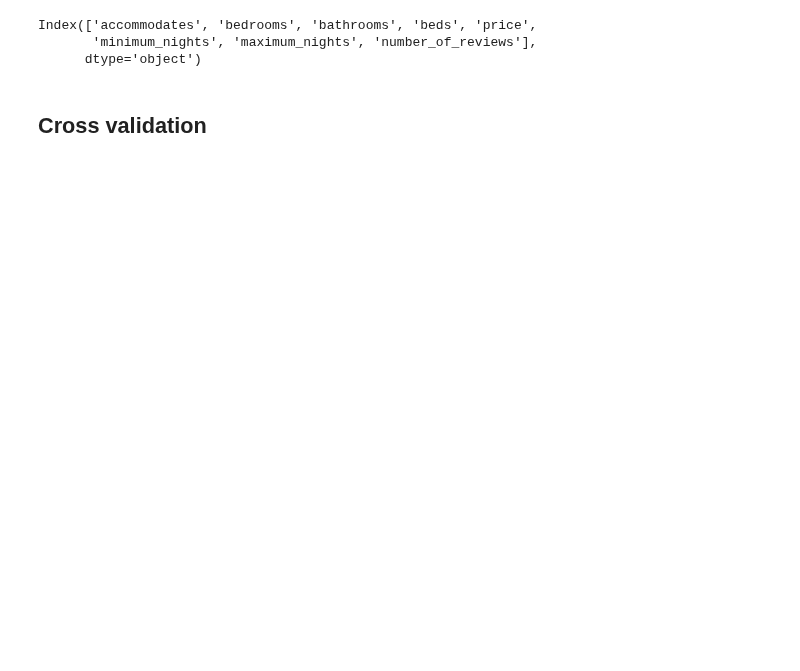
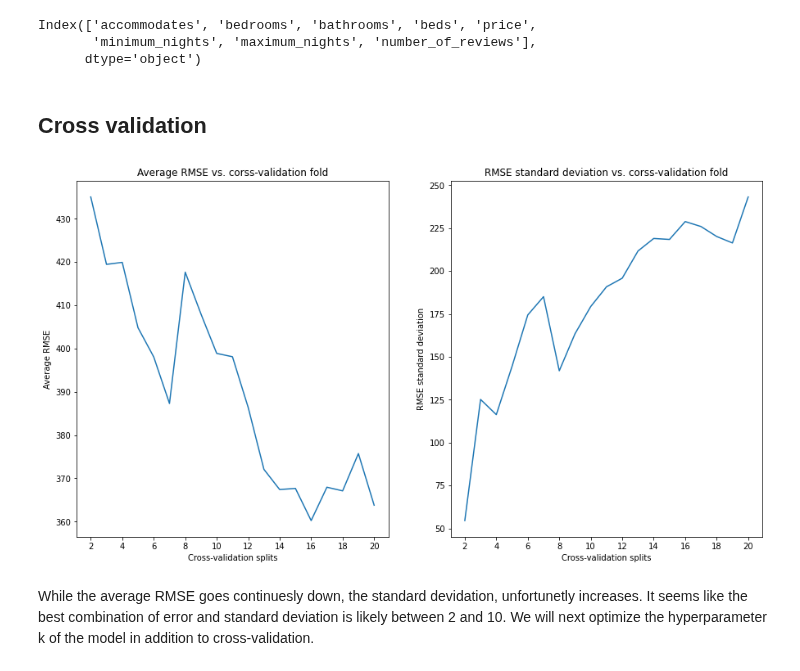
Before and after one commit to Jahnic/Data-Science, a Jupyter notebook: AirBnBClustering/k-means.ipynb, the cells around one changed output. Cells and saved outputs as stored; diff of their text form; code cells hidden in the pictures; blank space fills up the shorter version.

Commit message:
feat: add function to optimize hyper parameter k

```diff
--- a/AirBnBClustering/k-means.ipynb
+++ b/AirBnBClustering/k-means.ipynb
@@ -266,4 +266,44 @@ Index(['accommodates', 'bedrooms', 'bathrooms', 'beds', 'price',
 X = normalized_train[['accommodates', 'bedrooms', 'bathrooms', 'beds',\
        'minimum_nights', 'maximum_nights', 'number_of_reviews']]
 y = normalized_train[['price']]
+# %%
+def optimize_split(k, features, target, start_split=2, end_split=20, plot=True):
+    avg_rmses = []
+    std_rmses = []
+    # Cross-val iteration
+    for fold in range(start_split, end_split + 1):
+        try:
+            fold_split = KFold(fold, shuffle=True, random_state=42)
+        except ValueError:
+            print("Cross validation requires at least 2 splits...")
+        knn = KNeighborsRegressor(k)
+        rmse_array = cross_val_score(knn, features, target,\
+            scoring='neg_root_mean_squared_error', cv=fold_split)
+        avg_rmses.append(np.abs(rmse_array.mean()))
+        std_rmses.append(rmse_array.std())
+
+    # Plots
+    if plot == True:
+        x = list(range(2, end_split + 1))
+        x_ticks = range(2, end_split + 1, 2)
+        fig, ax = plt.subplots(nrows=1, ncols=2, figsize=(15, 8))
+        ax[0].set_xticks(x_ticks)
+        ax[0].plot(x, np.abs(avg_rmses))
+        ax[0].set_title('Average RMSE vs. corss-validation fold')
+        ax[0].set_ylabel('Average RMSE')
+        ax[0].set_xlabel('Cross-validation splits')
+        ax[1].set_xticks(x_ticks)
+        ax[1].plot(x, std_rmses)
+        ax[1].set_title('RMSE standard deviation vs. corss-validation fold')
+        ax[1].set_ylabel('RMSE standard deviation')
+        ax[1].set_xlabel('Cross-validation splits')
+
+    # Return score
+    return ([avg_rmses, std_rmses])
+# %%
+scores = optimize_split(k=5, features=X, target=y)
+# %% [output]
+[figure, added]
+# %% [markdown]
+While the average RMSE goes continuesly down, the standard devidation, unfortunetly increases. It seems like the best combination of error and standard deviation is likely between 2 and 10. We will next optimize the hyperparameter k of the model in addition to cross-validation.
 # %%
```
Also changed, not shown: parts of 6 cells of this notebook.
